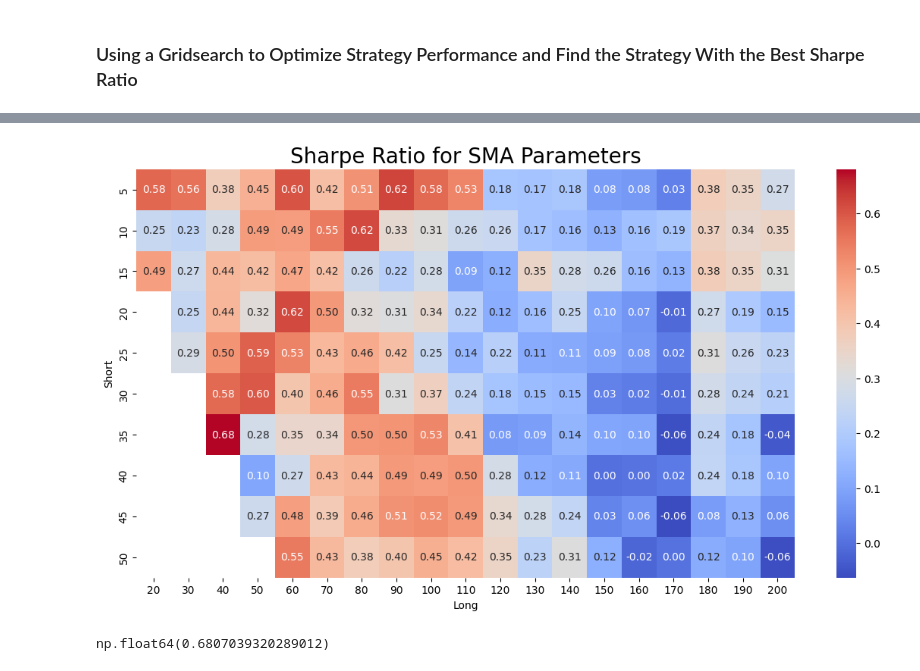
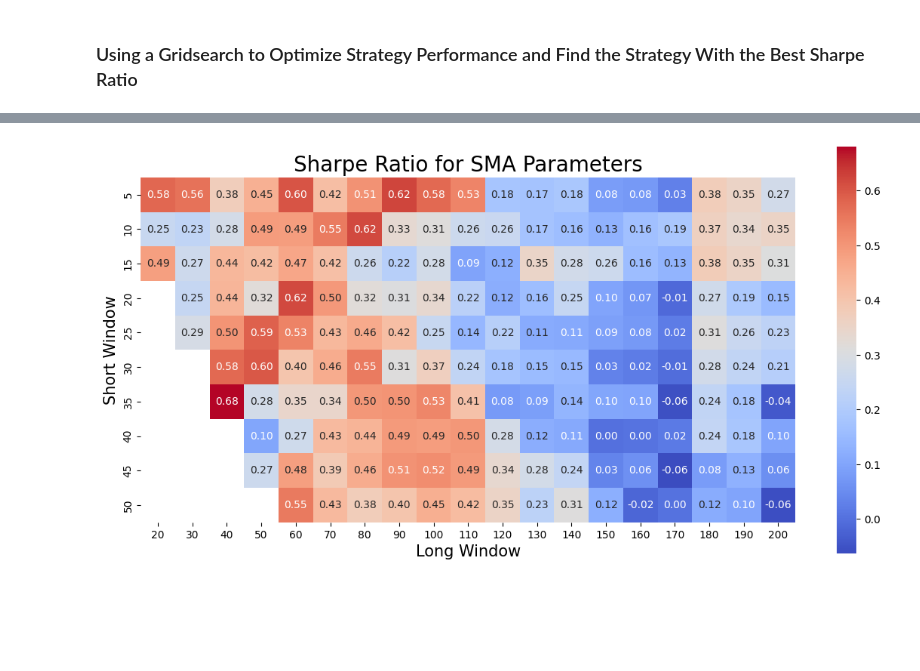
Before and after one commit to JamieW365/trading_algos, a Jupyter notebook: notebooks/simple_ma_crossover.ipynb, the cells around one changed output, grey strips where cells are left out. Drawn from its saved outputs; the diff is of its cells as text; code cells hidden in the pictures; blank space fills up the shorter version.

```diff
--- a/notebooks/simple_ma_crossover.ipynb
+++ b/notebooks/simple_ma_crossover.ipynb
@@ -492,14 +493,10 @@ result_df.sort_values('Sharpe', ascending=False)
 # %%
 pivot = result_df.pivot(index='Short', columns='Long', values='Sharpe')
 plt.figure(figsize=(14, 7))
-sns.heatmap(pivot, annot=True, fmt=".2f", cmap='coolwarm')
+sns.heatmap(pivot, annot=True, fmt=".2f", cmap='coolwarm', square=True)
 plt.title("Sharpe Ratio for SMA Parameters", fontsize=20)
+plt.ylabel("Short Window", fontsize=15)
+plt.xlabel("Long Window", fontsize=15)
 plt.show()
 # %% [output]
-[figure, old version]
+[figure, new version]
-# %%
-strategy_data = backtest_ma_strategy(df_stock=df_aapl, short_window=35, long_window=40)
-score = get_ann_summary(strategy_data['strategy_ret'].to_frame())['sharpe']['strategy_ret']
-score
-# %% [output]
-np.float64(0.6807039320289012)
```
Also changed, not shown: parts of 22 cells of this notebook.
